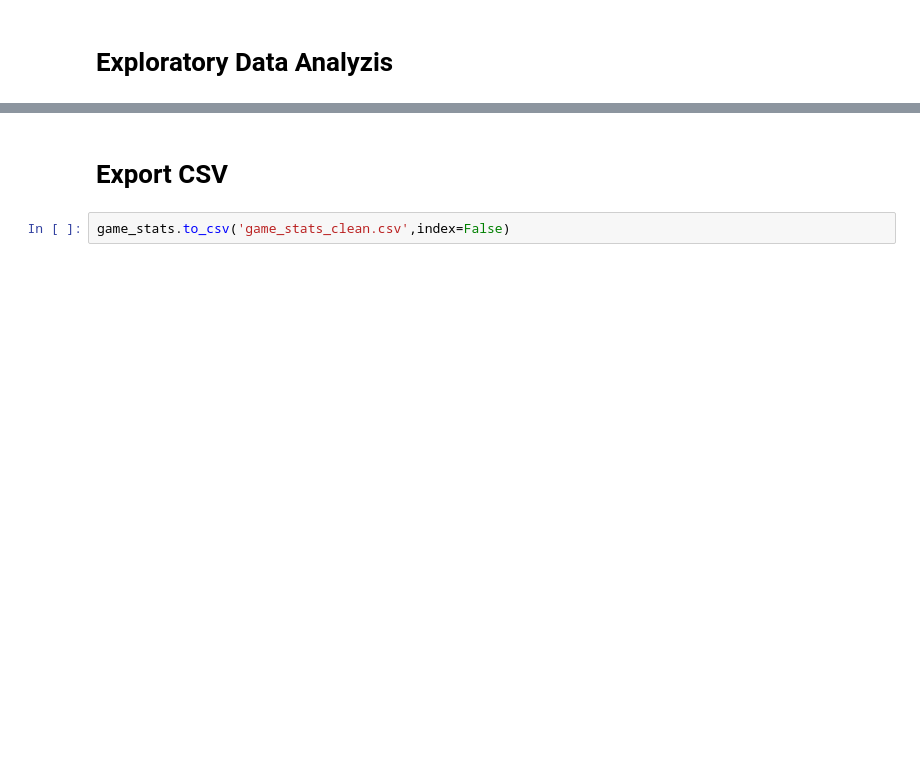
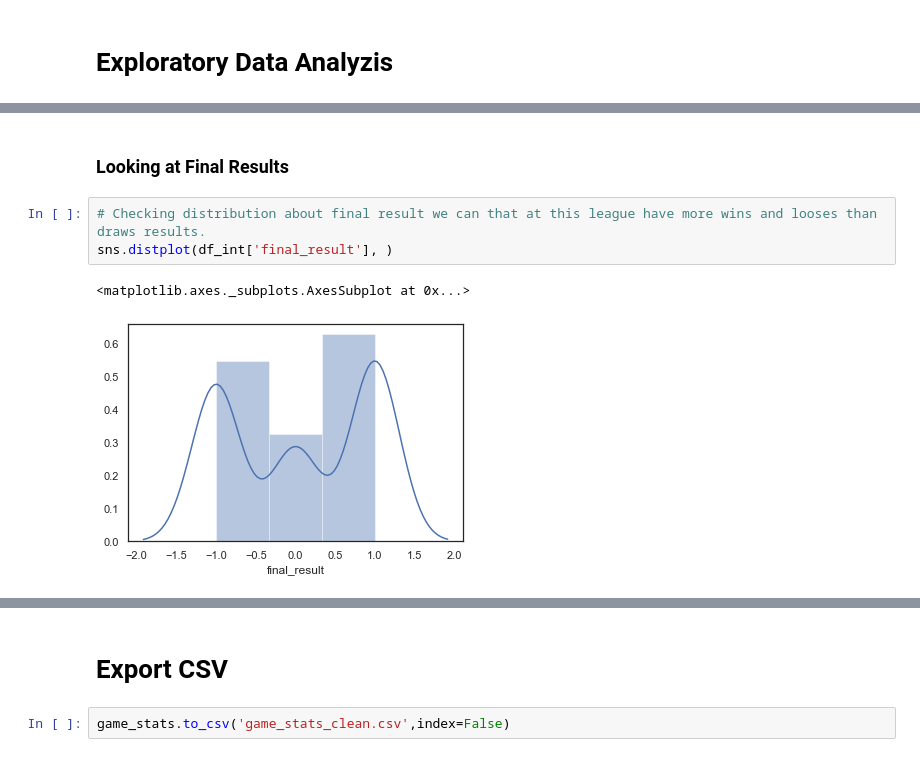
Before and after one commit to luisgzaparolli/bundesbet, a Jupyter notebook: game_stats_exploratory.ipynb, the cells around one changed output, grey strips where cells are left out. Saved outputs shown, nothing was run; the diff lists cells and outputs as text; blank space fills up the shorter version.

```diff
--- a/game_stats_exploratory.ipynb
+++ b/game_stats_exploratory.ipynb
@@ -123,0 +108,8 @@ game_stats
+# %% [markdown]
+### Looking at Final Results
+# %%
+# Checking distribution about final result we can that at this league have more wins and looses than draws results.
+sns.distplot(df_int['final_result'], )
+# %% [output]
+<matplotlib.axes._subplots.AxesSubplot at 0x...>
+[figure, added]
```
Also changed, not shown: parts of 35 cells of this notebook, 3 other files.
